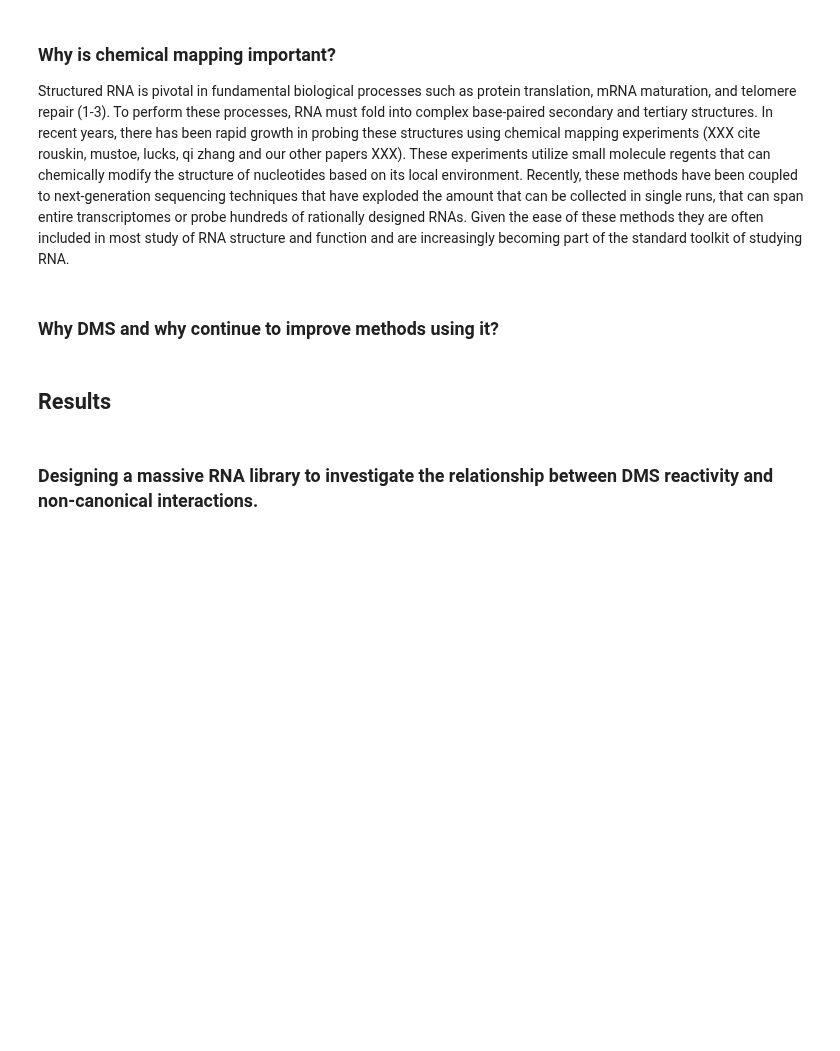
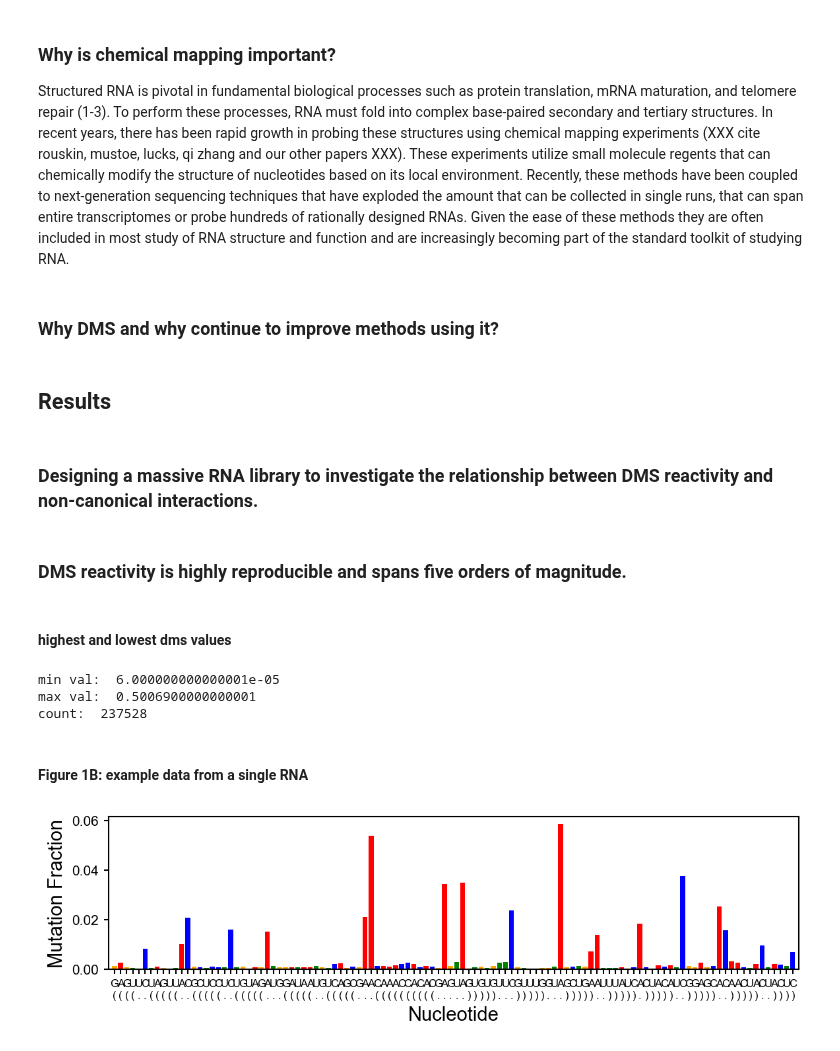
Before and after one commit to YesselmanLabPublications/2025_char_3d_struct_features, a Jupyter notebook: notebooks/manuscript_outline.ipynb, the cells around one changed output. Drawn from its saved outputs; the diff is of its cells as text; code cells hidden in the pictures; blank space fills up the shorter version.

```diff
--- a/notebooks/manuscript_outline.ipynb
+++ b/notebooks/manuscript_outline.ipynb
@@ -15,5 +15,7 @@ from scipy.stats import ks_2samp, pearsonr, linregress
 from sklearn.linear_model import LogisticRegression
 import statsmodels.api as sm
 
-from dms_3d_features.plotting import plot_pop_avg_from_row, publication_style_ax, plot_motif_boxplot_stripplot
+from dms_3d_features.plotting import plot_pop_avg_from_row, publication_style_ax, plot_motif_boxplot_stripplot, plot_scatter_w_best_fit_line
 from dms_3d_features.pdb_features import compute_solvent_accessibility_all
+
+plt.rcParams['figure.dpi'] = 150
@@ -19,0 +24,5 @@ from dms_3d_features.pdb_features import compute_solvent_accessibility_all
+# %%
+df = pd.read_json(f"{DATA_PATH}/raw-jsons/constructs/pdb_library_1_combined.json")
+df_2 = pd.read_json(f"{DATA_PATH}/raw-jsons/constructs/pdb_library_2_combined.json")
+df_motif = pd.read_json(f"{DATA_PATH}/raw-jsons/motifs/pdb_library_1_motifs_standard.json")
+df_residue = pd.read_json(f"{DATA_PATH}/raw-jsons/residues/pdb_library_1_residues.json")
@@ -29,3 +59,31 @@ Structured RNA is pivotal in fundamental biological processes such as protein tr
 ## Results
 # %% [markdown]
 ### Designing a massive RNA library to investigate the relationship between DMS reactivity and non-canonical interactions.
+# %% [markdown]
+### DMS reactivity is highly reproducible and spans five orders of magnitude.
+# %% [markdown]
+#### highest and lowest dms values
+# %%
+lowest_non_zero_value = df_residue[df_residue['r_data'] != 0]['r_data'].min()
+print("min val: ", lowest_non_zero_value)
+print("max val: ", df_residue['r_data'].max())
+print("count: ", len(df_residue))
+# %% [output]
+min val:  6.000000000000001e-05
+max val:  0.5006900000000001
+count:  237528
+# %% [markdown]
+#### Figure 1B: example data from a single RNA
+# %%
+row = df.iloc[7000].to_dict()
+row["sequence"] = row["sequence"][1:]
+row["structure"] = row["structure"][1:]
+row["data"] = row["data"][1:]
+fig, ax = plt.subplots(figsize=(9.00, 2.0))
+ax = plot_pop_avg_from_row(row, ax=ax)
+ax.set_xlabel("Nucleotide")
+ax.set_ylabel("Mutation Fraction")
+ax.set_xlim(-1, 112)
+publication_style_ax(ax, xtick_size=8)
+# %% [output]
+[figure, added]
```
Also changed, not shown: parts of 23 cells of this notebook, 2 other files.
